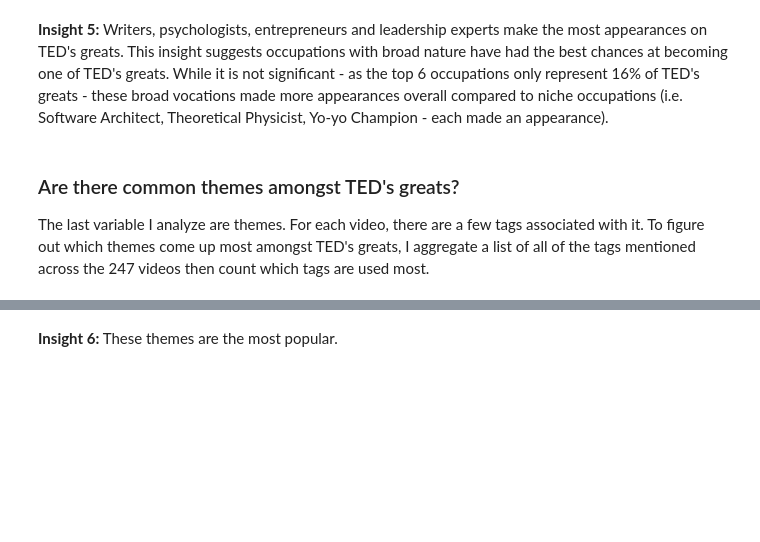
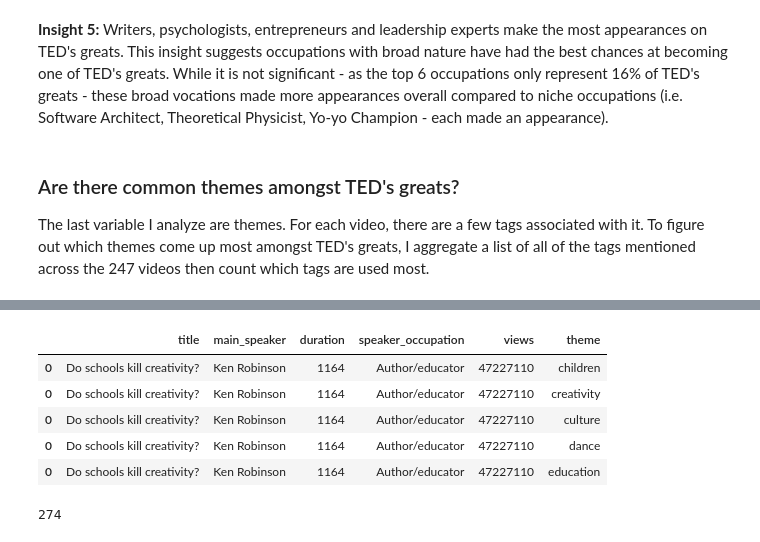
Before and after one commit to akim2034/Thinkful-, a Jupyter notebook: TED+Talk+Analysis+-+Andrew+Kim+-+Prep+Capstone+Project.ipynb, the cells around one changed output, grey strips where cells are left out. Cells and saved outputs as stored; diff of their text form; code cells hidden in the pictures; blank space fills up the shorter version.

```diff
--- a/TED+Talk+Analysis+-+Andrew+Kim+-+Prep+Capstone+Project.ipynb
+++ b/TED+Talk+Analysis+-+Andrew+Kim+-+Prep+Capstone+Project.ipynb
@@ -248,2 +218,0 @@ themes, count
-# %% [markdown]
-**Insight 6:** These themes are the most popular.
@@ -249,0 +227,16 @@ themes, count
+# %%
+# Restructure dataset to separate each tag to be able to count themes.
+theme_ted_greats = ted_greats.drop('tags', axis=1).join(s)
+theme_ted_greats.head()
+# %% [output]
+|  | title | main_speaker | duration | speaker_occupation | views | theme |
+| 0 | Do schools kill creativity? | Ken Robinson | 1164 | Author/educator | 47227110 | children |
+| 0 | Do schools kill creativity? | Ken Robinson | 1164 | Author/educator | 47227110 | creativity |
+| 0 | Do schools kill creativity? | Ken Robinson | 1164 | Author/educator | 47227110 | culture |
+| 0 | Do schools kill creativity? | Ken Robinson | 1164 | Author/educator | 47227110 | dance |
+| 0 | Do schools kill creativity? | Ken Robinson | 1164 | Author/educator | 47227110 | education |
+# %%
+# Count how many distint themes are out there.
+len(theme_ted_greats['theme'].value_counts())
+# %% [output]
+274
```
Also changed, not shown: parts of 8 cells of this notebook.
